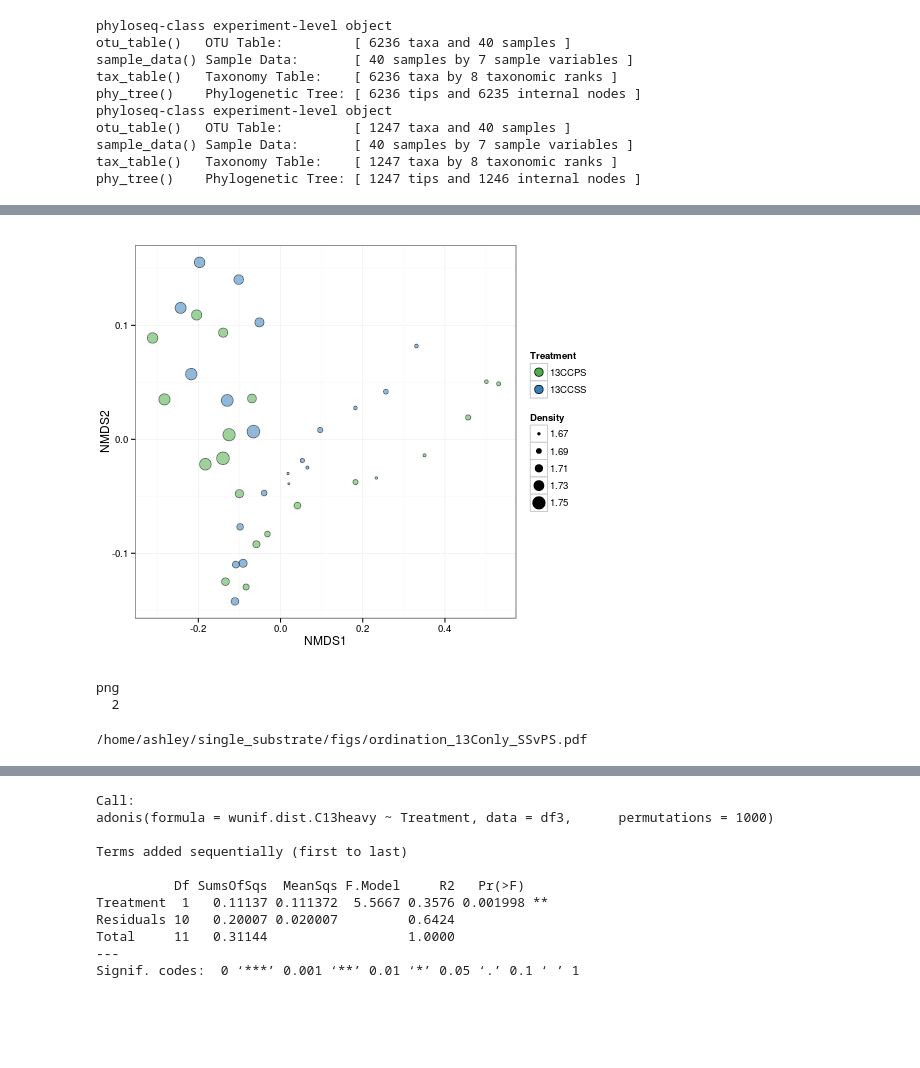
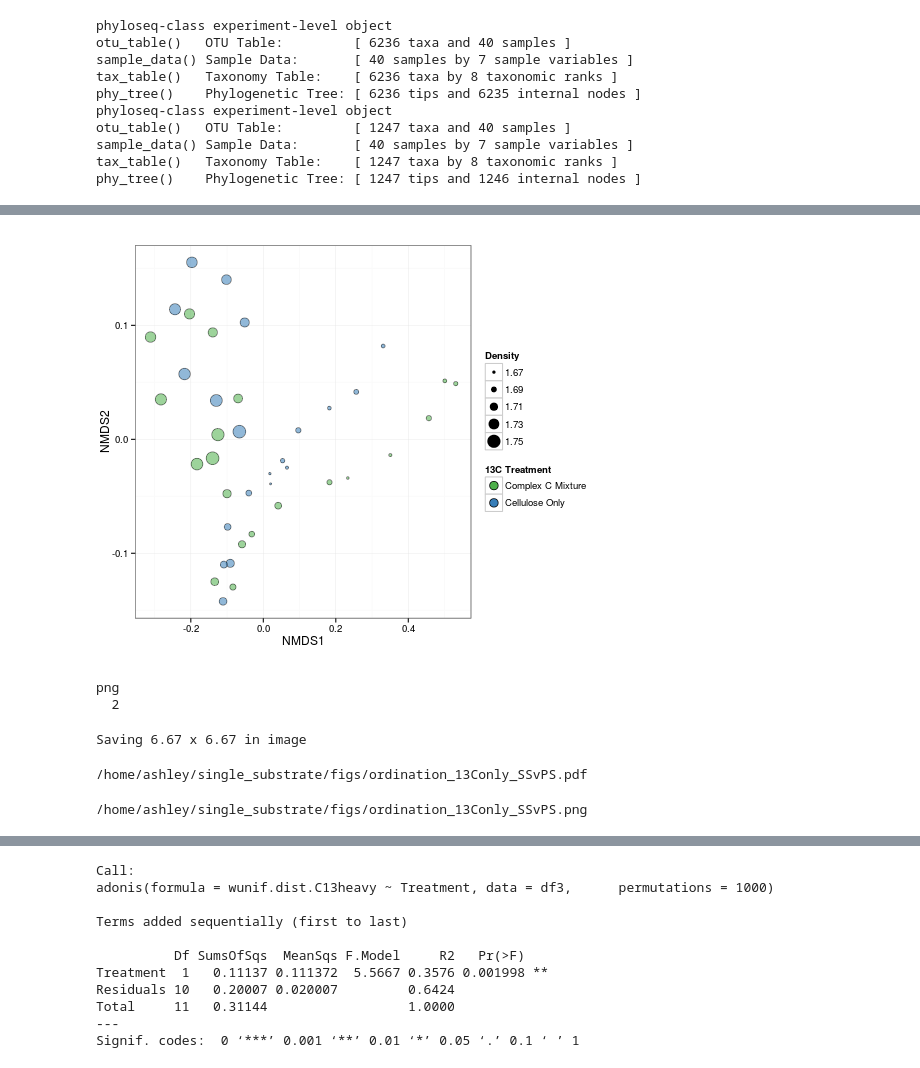
Before and after one commit to acampbellina/single_substrate, a Jupyter notebook: ordination_bytreatmentD30.ipynb, the cells around one changed output, grey strips where cells are left out. Drawn from its saved outputs; the diff is of its cells as text; code cells hidden in the pictures; blank space fills up the shorter version.

Commit message:
edits legends, make pngs, fix flow

```diff
--- a/ordination_bytreatmentD30.ipynb
+++ b/ordination_bytreatmentD30.ipynb
@@ -369,26 +377,29 @@ Run 4 stress 0.08785181
 # %%
 %%R -w 7 -h 6 -u in
 
 colours = c("#4daf4a", "#377eb8")
 
 df = plot_ordination(physeq.C13.thresh, nmds, justDF = TRUE)
 df$Density = as.numeric(as.character(df$Density))
 
-p = ggplot(df, aes(x = NMDS1, y = NMDS2))
-p = p + geom_point(aes(fill = Treatment, size = Density, alpha = 0.85), shape=21)
-p = p + scale_fill_manual(values = colours)
-p = p + guides(alpha = FALSE)
-p = p + scale_size_area(aesthetics = "Density")
+p3 = ggplot(df, aes(x = NMDS1, y = NMDS2))
+p3 = p3 + geom_point(aes(fill = Treatment, size = Density, alpha = 0.85), shape=21)
+p3 = p3 + scale_fill_manual(values = colours,
+                          name = "13C Treatment",
+                         breaks=c("13CCPS", "13CCSS"),
+                            labels=c("Complex C Mixture", "Cellulose Only"))
+p3 = p3 + guides(alpha = FALSE)
+p3 = p3 + scale_size_area(aesthetics = "Density")
 #p = p + ggtitle("A")
-p = p + guides(fill = guide_legend(override.aes = list(size = 4)))
-p = p + guides(size = guide_legend(override.aes = list(fill = "black")))
-p = p + theme_bw()
-p = p + theme(plot.margin = unit(c(1,0,1,0), "lines"))
-p = p + theme(plot.title = element_text(hjust = -0.1, size = 20))
+p3 = p3 + guides(fill = guide_legend(override.aes = list(size = 4)))
+p3 = p3 + guides(size = guide_legend(override.aes = list(fill = "black")))
+p3 = p3 + theme_bw()
+p3 = p3 + theme(plot.margin = unit(c(1,0,1,0), "lines"))
+p3 = p3 + theme(plot.title = element_text(hjust = -0.1, size = 20))
 
-p
+p3
 # %% [output]
-[figure, old version]
+[figure, new version]
 # %%
 %%R
 pdf("figs/ordination_13Conly_SSvPS.pdf", w = 7, h = 6)
@@ -397,10 +408,19 @@ dev.off()
 # %% [output]
 png
   2
+# %%
+%%R
+ggsave("figs/ordination_13Conly_SSvPS.png", p3)
+# %% [output]
+Saving 6.67 x 6.67 in image
 # %%
 FileLink("figs/ordination_13Conly_SSvPS.pdf")
 # %% [output]
 /home/ashley/single_substrate/figs/ordination_13Conly_SSvPS.pdf
+# %%
+FileLink("figs/ordination_13Conly_SSvPS.png")
+# %% [output]
+/home/ashley/single_substrate/figs/ordination_13Conly_SSvPS.png
 # %%
 %%R
 physeq.thresh.C13heavy = prune_samples(sample_data(physeq.C13.thresh)$Density >= 1.725, physeq.C13.thresh)
```
Also changed, not shown: parts of 15 cells of this notebook.
